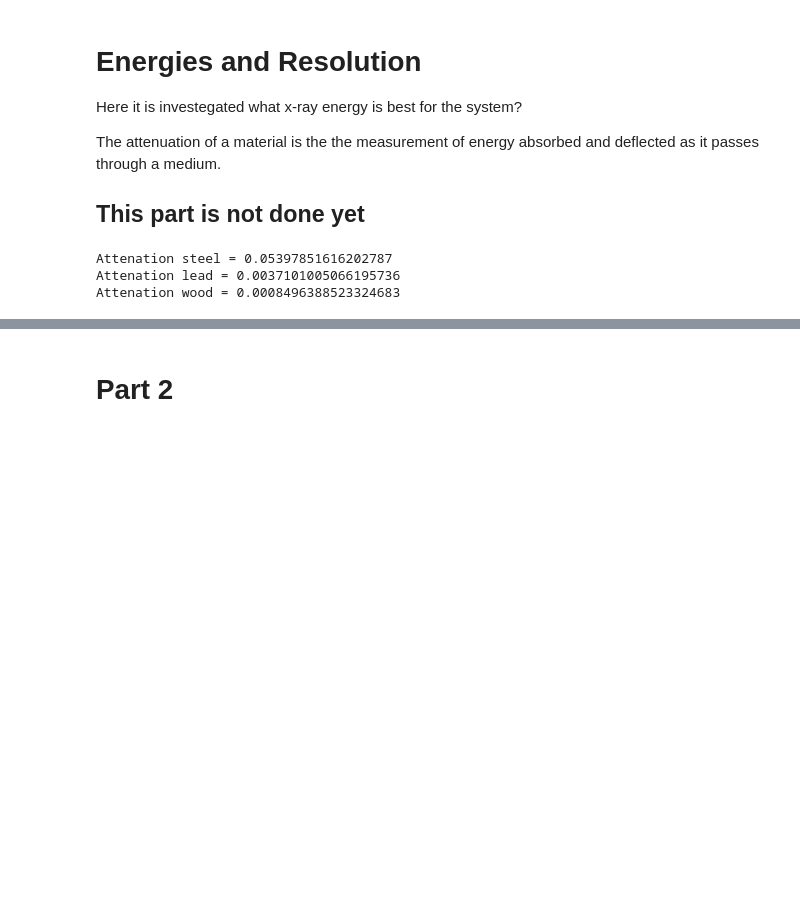
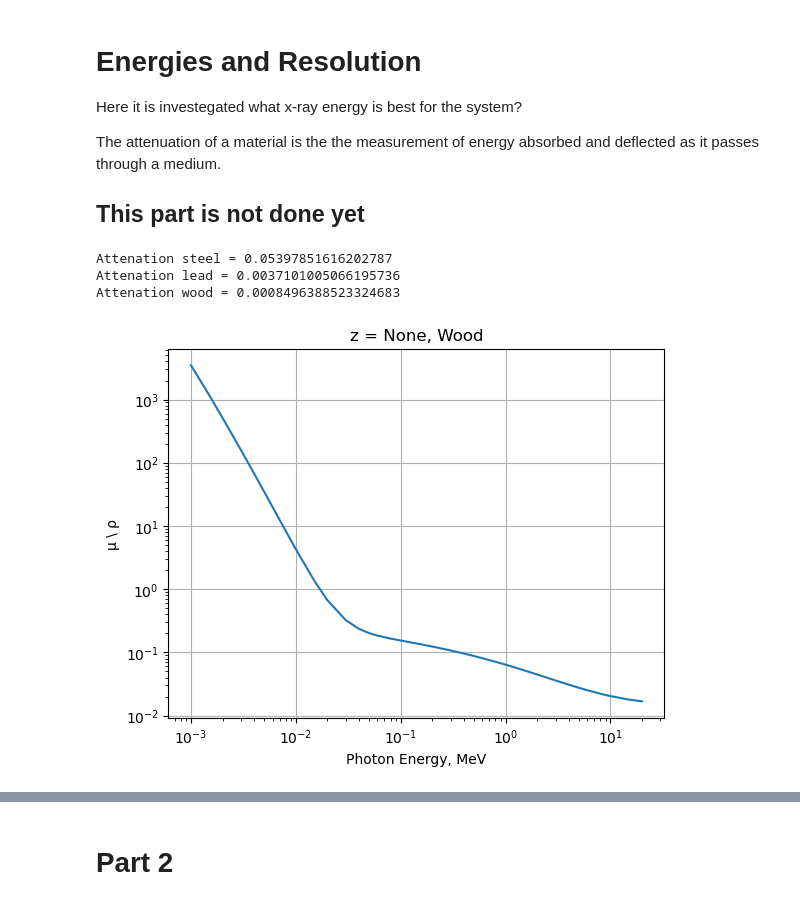
Before and after one commit to npeuker/MathModellingDTU, a Jupyter notebook: Exam Project/inital_data.ipynb, the cells around one changed output, grey strips where cells are left out. Saved outputs shown, nothing was run; the diff lists cells and outputs as text; code cells hidden in the pictures; blank space fills up the shorter version.

```diff
--- a/Exam Project/inital_data.ipynb
+++ b/Exam Project/inital_data.ipynb
@@ -200,3 +200,42 @@ I = calculate_energy(I0, x, thickness)
 Attenation steel = 0.05397851616202787
 Attenation lead = 0.0037101005066195736
 Attenation wood = 0.0008496388523324683
+# %%
+C, H, O = [], [], []
+photon_energy = []
+
+filenames = ["carbon.txt", "hydrogen.txt", "oxygen.txt"]
+
+for name in filenames:
+    f = open(path+"/davids stuff/"+name, "r")
+    for line in f:
+        x = list(map(float,line.split()))
+        if name=="carbon.txt":
+            photon_energy.append(x[0])
+            C.append(x[1])
+        elif name=="hydrogen.txt":
+            H.append(x[1])
+        else:
+            O.append(x[1])
+f.close()
+# %%
+import matplotlib.pyplot as plt
+def make_plot(y, el, x):
+    d = {"Carbon": 6, "Hydrogen": 1, "Oxygen": 8, "Wood": None,"Steel":None, "Lead":82}
+    plt.plot(x, y)
+    plt.grid()
+    plt.xlabel("Photon Energy, MeV")
+    plt.ylabel("\u03BC \ \u03C1")
+    plt.yscale('log')
+    plt.xscale('log')
+    plt.title(f"z = {d[el]}, {el}")
+    plt.show()
+# %%
+C_prop = 0.458
+H_prop =  0.00458
+O_prop = 0.537
+
+WOOD = [C_prop*i+O_prop*j+H_prop*k for (i,j,k) in zip(C, O, H)]
+make_plot(WOOD, "Wood",photon_energy)
+# %% [output]
+[figure, added]
```
Also changed, not shown: parts of 5 cells of this notebook, 9 other files.
